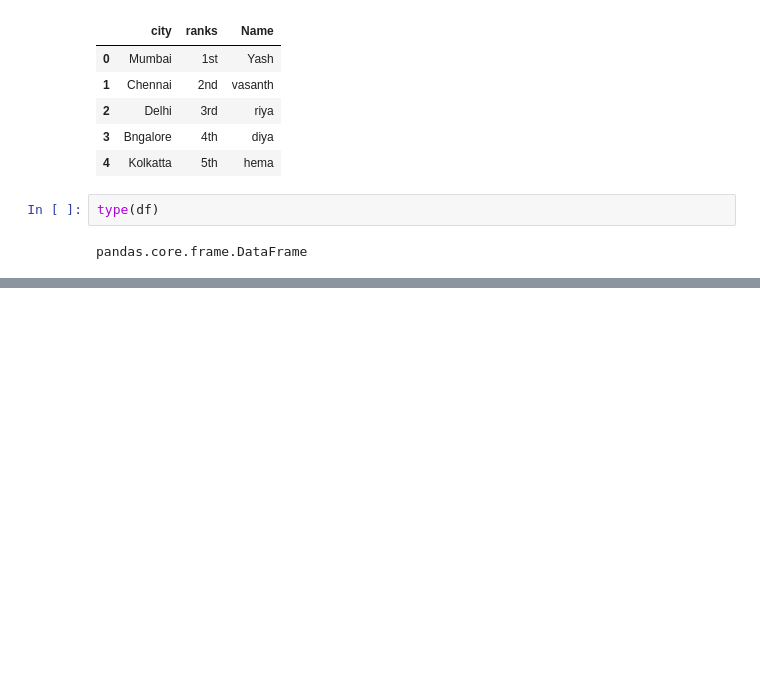
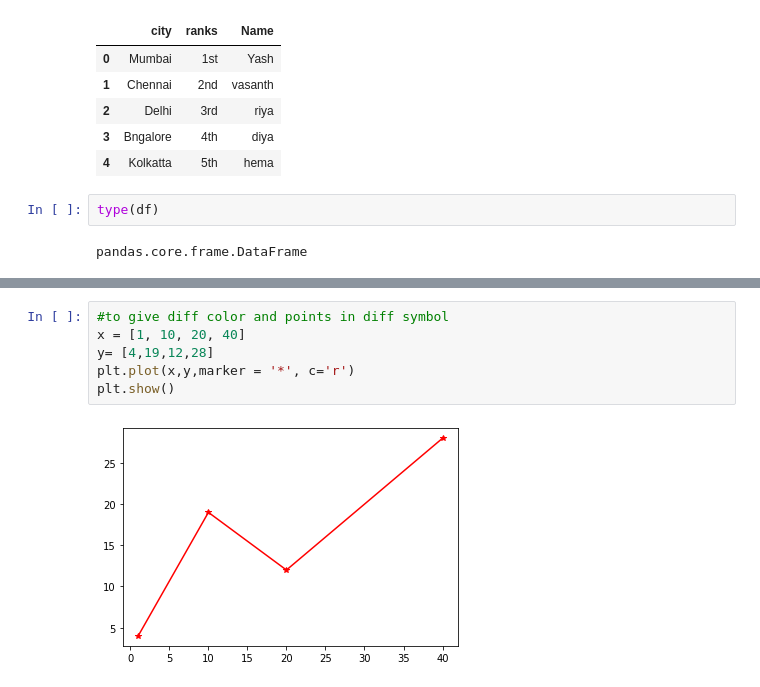
Before and after one commit to KEETHAVANI/Machine-Learning, a Jupyter notebook: 1st_python_ml.ipynb, the cells around one changed output, grey strips where cells are left out. Drawn from its saved outputs; the diff is of its cells as text; blank space fills up the shorter version.

```diff
--- a/1st_python_ml.ipynb
+++ b/1st_python_ml.ipynb
@@ -494,0 +782,8 @@ df.to_csv('trail1.csv') #click on folder option we can see files we can download
+# %%
+#to give diff color and points in diff symbol
+x = [1, 10, 20, 40]
+y= [4,19,12,28]
+plt.plot(x,y,marker = '*', c='r')
+plt.show()
+# %% [output]
+[figure, added]
```
Also changed, not shown: parts of 40 cells of this notebook.
